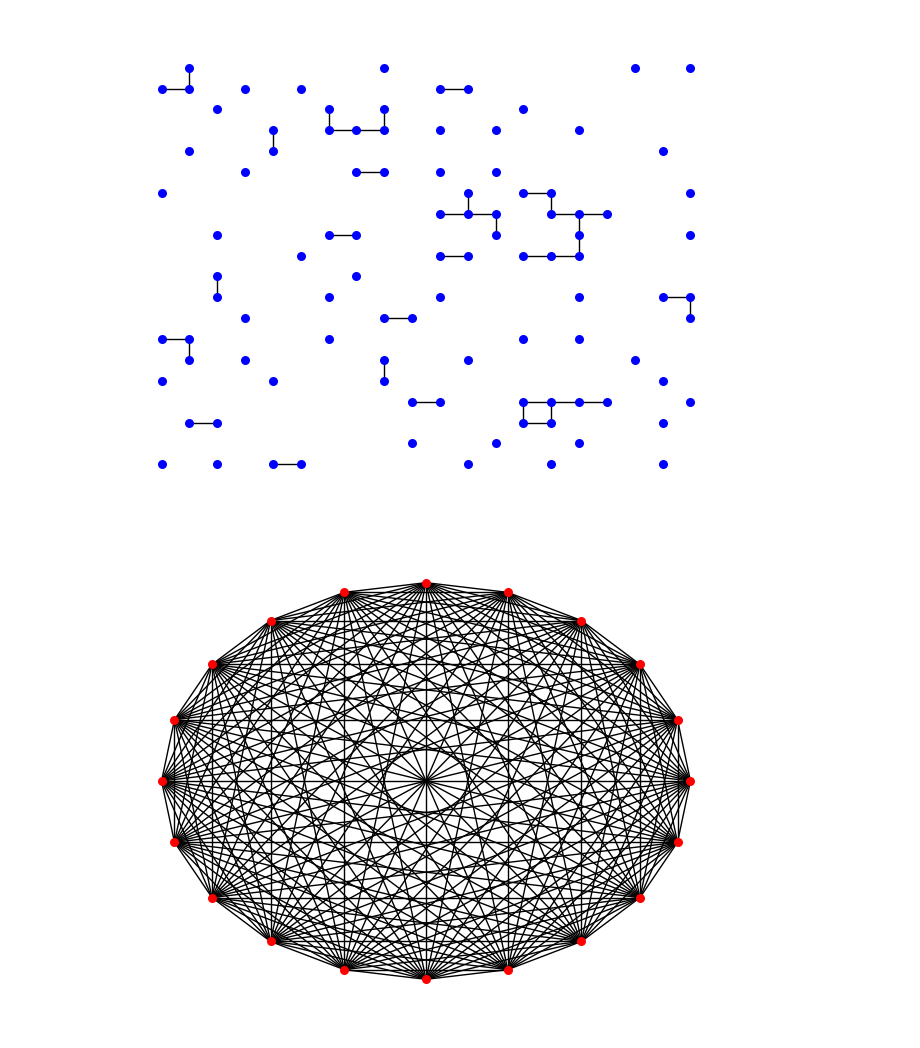
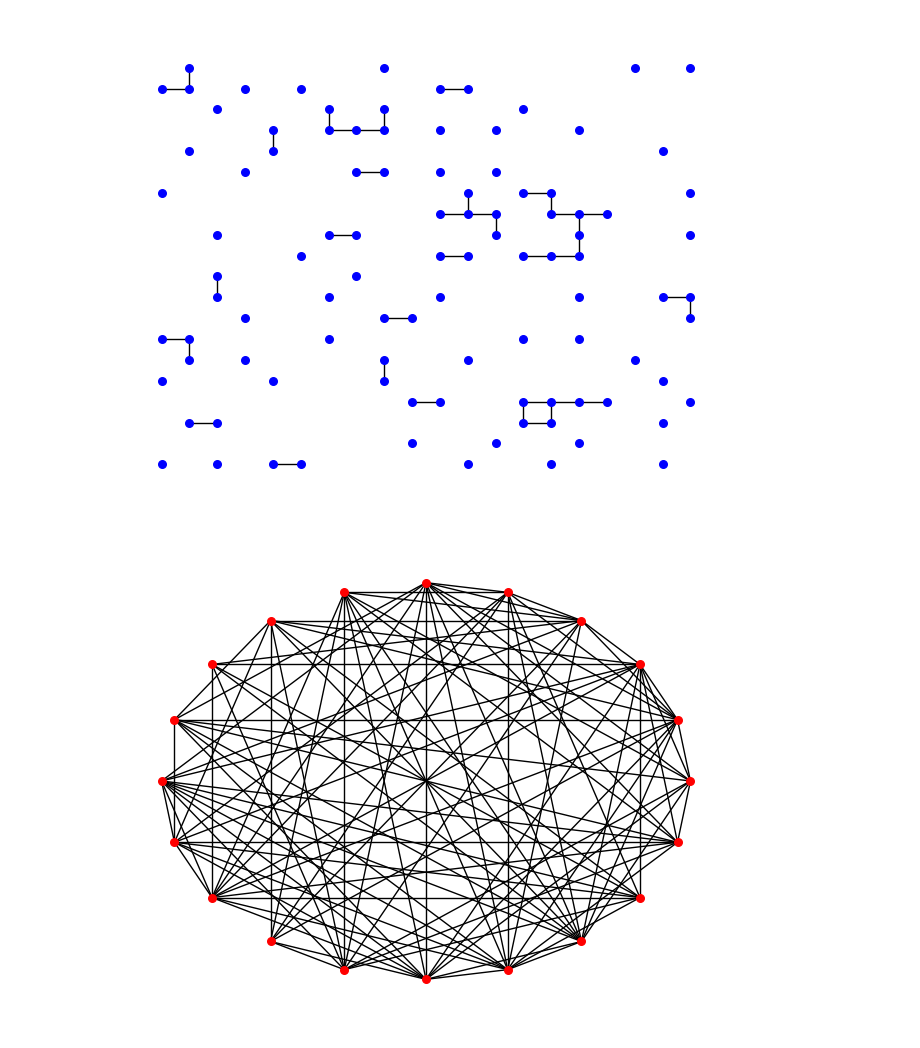
Before and after one commit to frinfo702/graph-network-sm24, a Jupyter notebook: notebooks/problem2-2.ipynb, the cells around one changed output. Saved outputs shown, nothing was run; the diff lists cells and outputs as text; code cells hidden in the pictures.

```diff
--- a/notebooks/problem2-2.ipynb
+++ b/notebooks/problem2-2.ipynb
@@ -54,13 +71,13 @@ generator.draw(G)
 # %%
 # random graph network
 
 # initalize network generator
-generator = RandomGraphNetwork(n_nodes=20, p_wiring=1)
+generator = RandomGraphNetwork(n_nodes=20, p_wiring=0.5)
 
 # generate a random graph
 G = generator.generate()
 
 # draw a random graph
 generator.draw(G)
 # %% [output]
-[figure, old version]
+[figure, new version]
```
Also changed, not shown: parts of 5 cells of this notebook, 7 other files.
